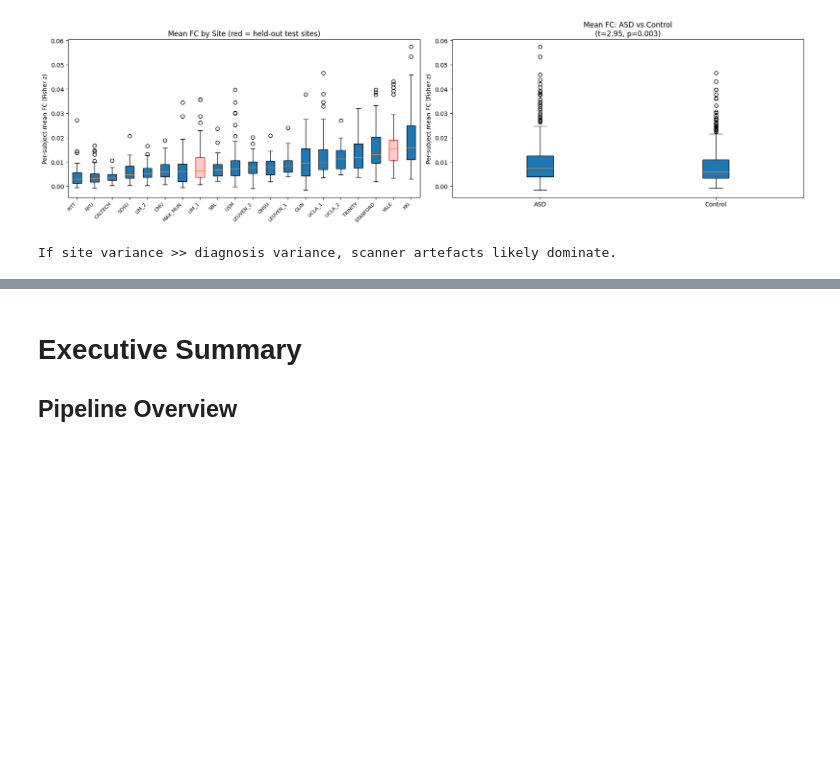
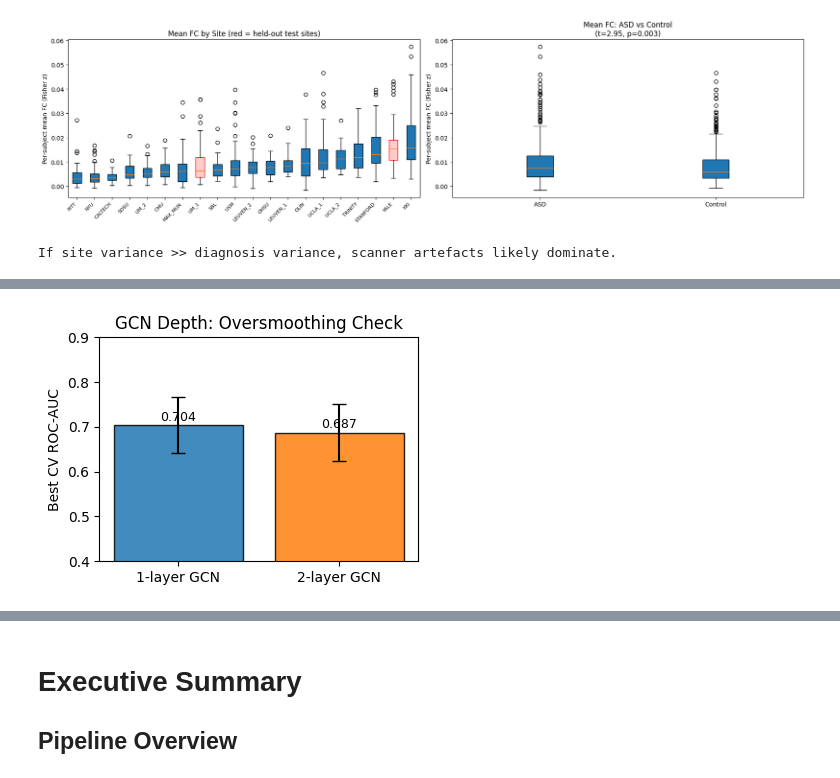
Before and after one commit to SuiseiNakagawa/abide-classifier, a Jupyter notebook: Pipeline.ipynb, the cells around one changed output, grey strips where cells are left out. Cells and saved outputs as stored; diff of their text form; code cells hidden in the pictures; blank space fills up the shorter version.

```diff
--- a/pipeline.ipynb
+++ b/Pipeline.ipynb
@@ -2608,0 +2702,80 @@ If 2-layer loss is higher or plateaus earlier, oversmoothing is a factor.
+# %%
+# Results — loads from checkpoint if depth_results not in memory, then prints + plots.
+# Training curves need train_graphs + GCN1Layer in memory (run cells 17+20 or 17+20+39).
+# Cell 39 can be skipped if checkpoint exists.
+
+import pickle, matplotlib.pyplot as plt
+from pathlib import Path
+
+if "depth_results" not in globals():
+    _ckpt_dir = Path("checkpoints")
+    _matches = sorted(_ckpt_dir.glob("oversmoothing_*.pkl"))
+    if not _matches:
+        raise FileNotFoundError("No oversmoothing checkpoint found — run the training cell first.")
+    _path = _matches[-1]
+    with open(_path, "rb") as f:
+        _ckpt = pickle.load(f)
+    depth_results = {"1-layer GCN": _ckpt["1_layer"], "2-layer GCN": _ckpt["2_layer"]}
+    delta_depth = _ckpt["delta"]
+    log(f"Loaded depth ablation results from {_path.name}")
+else:
+    log("Using in-memory depth_results (training cell already ran)")
+
+print("\n=== Depth Ablation ===")
+for name, m in depth_results.items():
+    print(f"{name}: CV AUC = {m['cv_auc_mean']:.4f} ± {m['cv_auc_std']:.4f}")
+print(f"2-layer minus 1-layer: {delta_depth:+.4f}")
+if   delta_depth < -0.01: print("Oversmoothing signal: 2-layer underperforms 1-layer.")
+elif delta_depth >  0.01: print("Depth helps: 2-layer outperforms 1-layer.")
+else:                      print("Negligible depth effect.")
+
+# Bar chart
+fig, ax = plt.subplots(figsize=(4, 3))
+_names = list(depth_results.keys())
+_aucs  = [depth_results[n]["cv_auc_mean"] for n in _names]
+_stds  = [depth_results[n]["cv_auc_std"]  for n in _names]
+bars = ax.bar(_names, _aucs, yerr=_stds, color=["#1f77b4", "#ff7f0e"],
+               alpha=0.85, capsize=5, edgecolor="black")
+ax.set_ylabel("Best CV ROC-AUC"); ax.set_ylim(0.4, 0.9)
+ax.set_title("GCN Depth: Oversmoothing Check")
+for bar, val in zip(bars, _aucs):
+    ax.text(bar.get_x() + bar.get_width() / 2, val + 0.01, f"{val:.3f}", ha="center", fontsize=9)
+plt.tight_layout(); plt.show()
+
+# Training curves — only if train_graphs and GCN1Layer are available in memory
+if "train_graphs" in globals() and "GCN1Layer" in globals():
+    import torch, torch.nn as nn
+    from torch_geometric.loader import DataLoader
+
+    def _training_curve(model_fn, graphs, lr, wd, epochs, bs):
+        model = model_fn().to(device)
+        opt = torch.optim.Adam(model.parameters(), lr=lr, weight_decay=wd)
+        crit = nn.CrossEntropyLoss()
+        loader = DataLoader(graphs, batch_size=bs, shuffle=True)
+        losses = []
+        for _ in range(epochs):
+            model.train(); ep = 0.0
+            for batch in loader:
+                batch = batch.to(device); opt.zero_grad()
+                loss = crit(model(batch), batch.y.view(-1).long())
+                loss.backward(); opt.step(); ep += loss.item()
+            losses.append(ep / len(loader))
+        return losses
+
+    _DEPTH_EPOCHS = 60
+    log("  Generating training curves (hidden=64, 60 epochs)...")
+    c1 = _training_curve(lambda: GCN1Layer(in_channels=in_channels, hidden_dim=64, dropout=0.3),
+                         train_graphs, 0.001, 1e-4, _DEPTH_EPOCHS, GRAPH_BATCH_SIZE)
+    c2 = _training_curve(lambda: GCNNet(in_channels=in_channels, hidden_dim=64, dropout=0.3),
+                         train_graphs, 0.001, 1e-4, _DEPTH_EPOCHS, GRAPH_BATCH_SIZE)
+
+    fig, ax = plt.subplots(figsize=(5, 3))
+    ax.plot(c1, label="1-layer GCN", color="#1f77b4")
+    ax.plot(c2, label="2-layer GCN", color="#ff7f0e")
+    ax.set_xlabel("Epoch"); ax.set_ylabel("Training Loss (CE)")
+    ax.set_title("Training Curves: GCN Depth Comparison")
+    ax.legend(); plt.tight_layout(); plt.show()
+    print("If 2-layer loss is higher or plateaus earlier, oversmoothing is a factor.")
+else:
+    print("(Training curves skipped — run cells 17+20 to enable them)")
+# %% [output]
@@ -2608,0 +2789 @@ If 2-layer loss is higher or plateaus earlier, oversmoothing is a factor.
+[figure, added]
```
Also changed, not shown: parts of 42 cells of this notebook.
